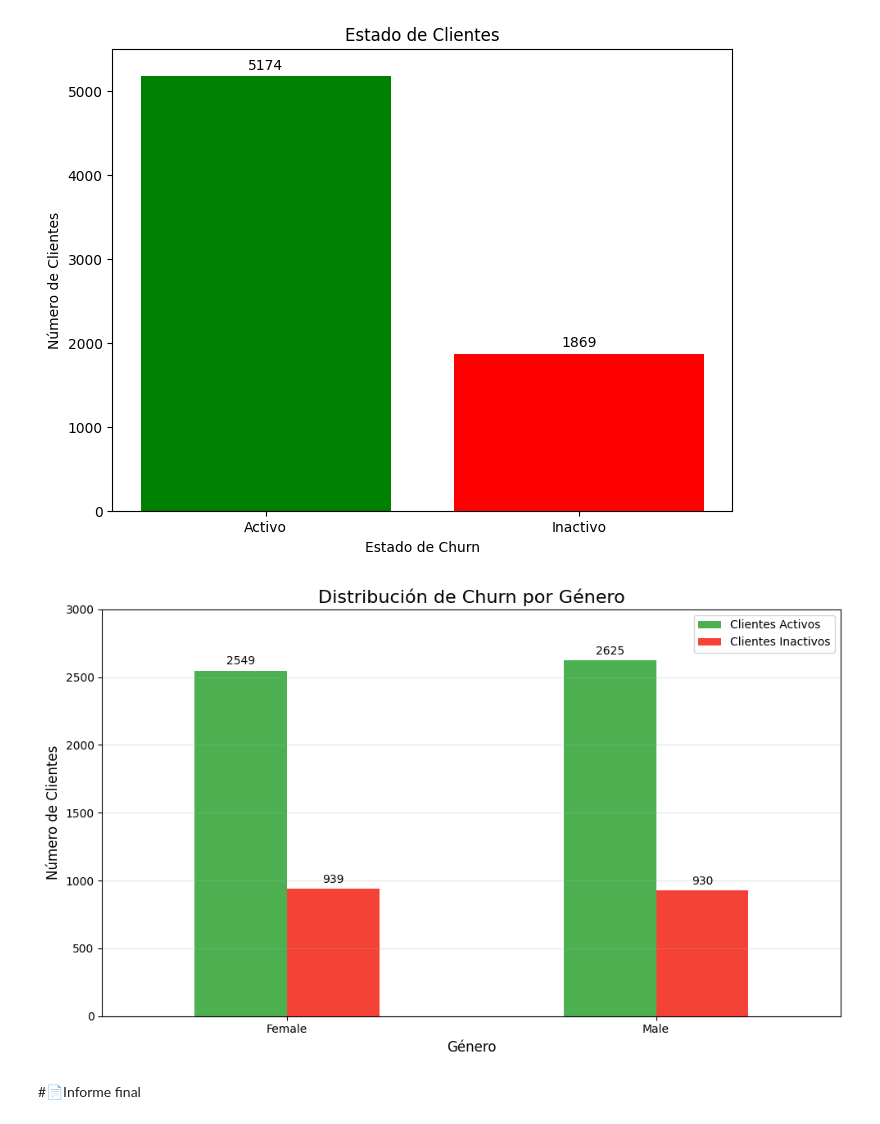
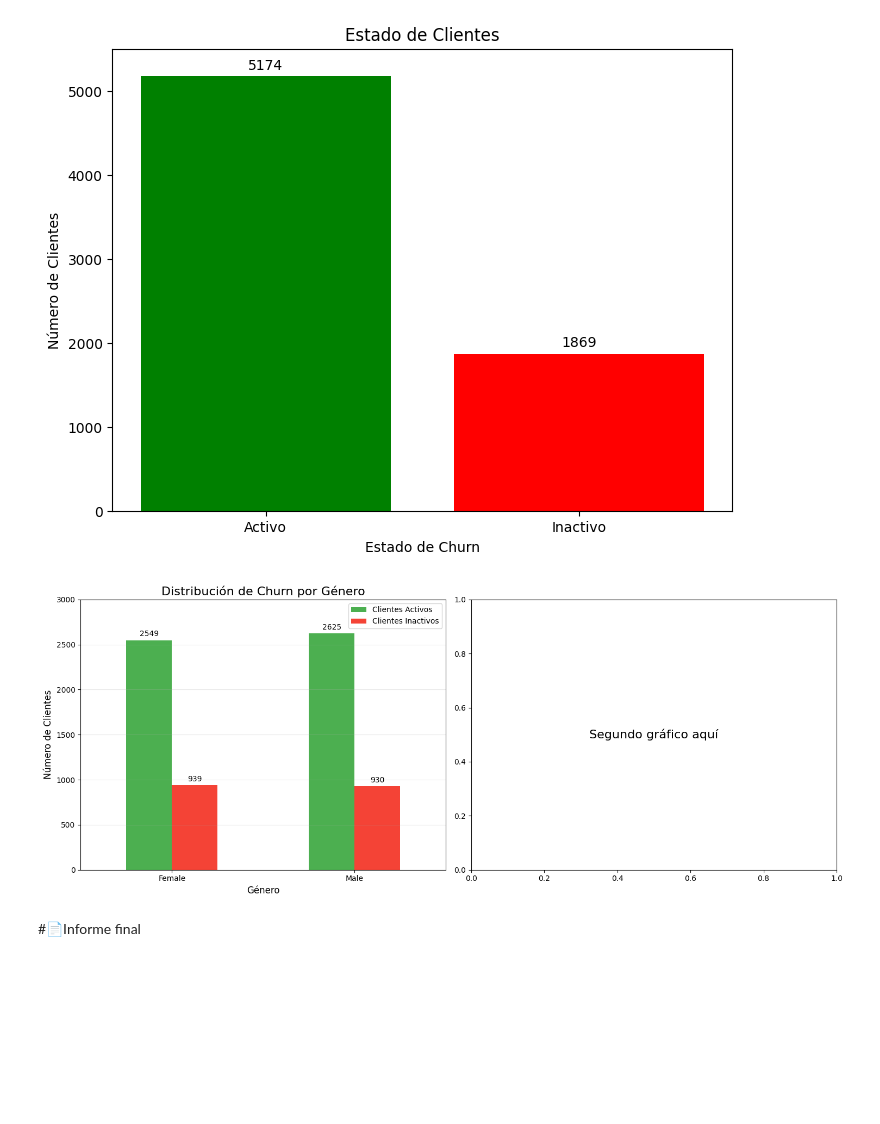
Before and after one commit to AlekJulM/TelecomX_Data-science-LATAM, a Jupyter notebook: TelecomX_LATAM.ipynb, the cells around one changed output. Drawn from its saved outputs; the diff is of its cells as text; code cells hidden in the pictures; blank space fills up the shorter version.

```diff
--- a/TelecomX_LATAM.ipynb
+++ b/TelecomX_LATAM.ipynb
@@ -129,27 +129,34 @@ plt.show()
 # %% [output]
 [figure]
 # %%
-]# Tabla cruzada
+# Tabla cruzada
 churn_gender = pd.crosstab(df_limpio['gender'], df_limpio['Churn'])
 
 # Gráfico
-ax = churn_gender.plot(kind='bar',
+fig, axes = plt.subplots(1,2, figsize=(15, 6))
+axes[0] = churn_gender.plot(kind='bar',
                        color=['#4CAF50', '#F44336'],
-                       figsize=(10, 6))
-plt.title('Distribución de Churn por Género', fontsize=16)
-plt.xlabel('Género', fontsize=12)
-plt.ylabel('Número de Clientes', fontsize=12)
-plt.ylim(0,3000)
-plt.xticks(rotation=0)
-plt.legend(['Clientes Activos', 'Clientes Inactivos'])
-plt.grid(axis='y', alpha=0.3)
+                            ax=axes[0])
+axes[0].set_title('Distribución de Churn por Género', fontsize=16)
+axes[0].set_xlabel('Género', fontsize=12)
+axes[0].set_ylabel('Número de Clientes', fontsize=12)
+axes[0].set_ylim(0,3000)
+axes[0].set_xticklabels(axes[0].get_xticklabels(), rotation=0)
+axes[0].legend(['Clientes Activos', 'Clientes Inactivos'])
+axes[0].grid(axis='y', alpha=0.3)
 
-for container in ax.containers:
-    ax.bar_label(container, padding=3)
+#Números encima de las barras
+for container in axes[0].containers:
+    axes[0].bar_label(container, padding=3)
+
+
+# Gráfico 2: (lo puedes agregar aquí después)
+axes[1].text(0.5, 0.5, 'Segundo gráfico aquí',
+             ha='center', va='center', transform=axes[1].transAxes, fontsize=16)
 
 plt.tight_layout()
 plt.show()
 # %% [output]
-[figure, old version]
+[figure, new version]
 # %% [markdown]
 #📄Informe final
```
